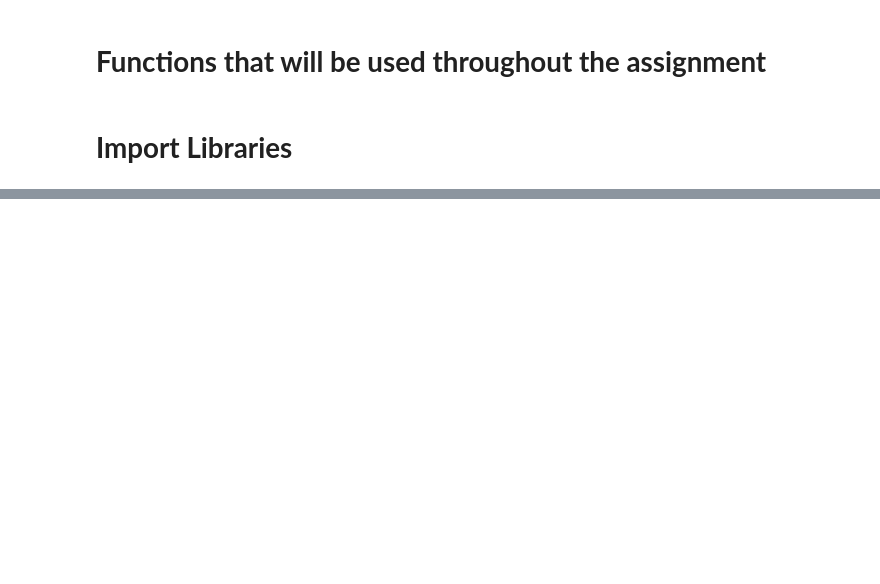
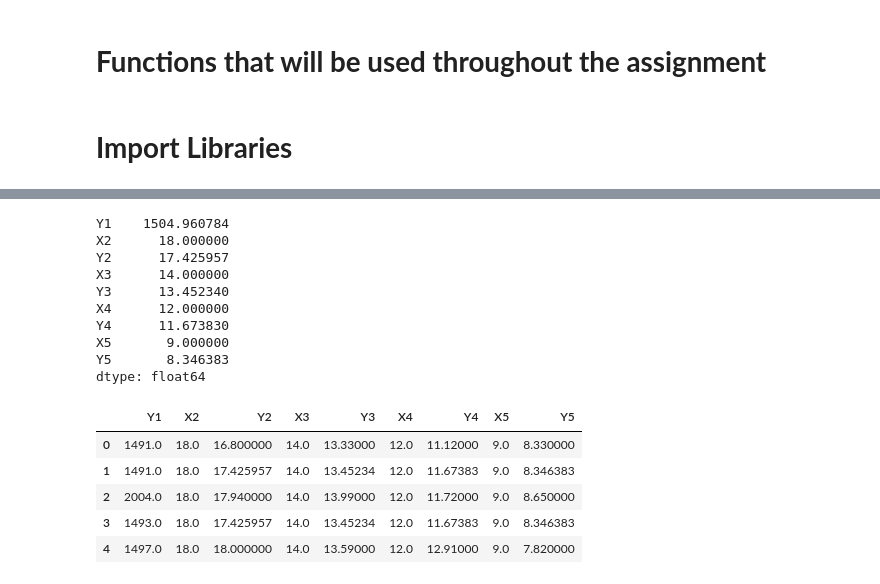
Before and after one commit to RonBartov/Data_Processing, a Jupyter notebook: factory_data_processing.ipynb, the cells around one changed output, grey strips where cells are left out. Drawn from its saved outputs; the diff is of its cells as text; code cells hidden in the pictures; blank space fills up the shorter version.

```diff
--- a/factory_data_processing.ipynb
+++ b/factory_data_processing.ipynb
@@ -97,0 +147,26 @@ count
+# %%
+# Replace all NaN values with some reasonable value that will maintain each column mean
+means = sample_group.mean()
+print(means)
+for column in sample_group.columns:
+    is_nan = pd.to_numeric(sample_group[column]).isnull()
+    sample_group.loc[is_nan, column] = means[column]
+
+sample_group.head(num_rows_to_present)
+# %% [output]
+Y1    1504.960784
+X2      18.000000
+Y2      17.425957
+X3      14.000000
+Y3      13.452340
+X4      12.000000
+Y4      11.673830
+X5       9.000000
+Y5       8.346383
+dtype: float64
+|  | Y1 | X2 | Y2 | X3 | Y3 | X4 | Y4 | X5 | Y5 |
+| 0 | 1491.0 | 18.0 | 16.800000 | 14.0 | 13.33000 | 12.0 | 11.12000 | 9.0 | 8.330000 |
+| 1 | 1491.0 | 18.0 | 17.425957 | 14.0 | 13.45234 | 12.0 | 11.67383 | 9.0 | 8.346383 |
+| 2 | 2004.0 | 18.0 | 17.940000 | 14.0 | 13.99000 | 12.0 | 11.72000 | 9.0 | 8.650000 |
+| 3 | 1493.0 | 18.0 | 17.425957 | 14.0 | 13.45234 | 12.0 | 11.67383 | 9.0 | 8.346383 |
+| 4 | 1497.0 | 18.0 | 18.000000 | 14.0 | 13.59000 | 12.0 | 12.91000 | 9.0 | 7.820000 |
```
Also changed, not shown: parts of 13 cells of this notebook.
